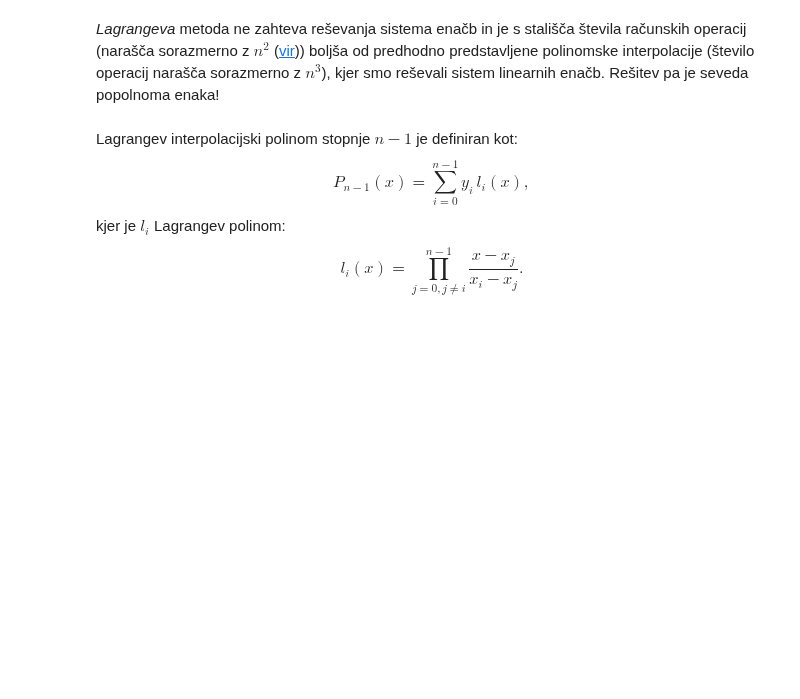
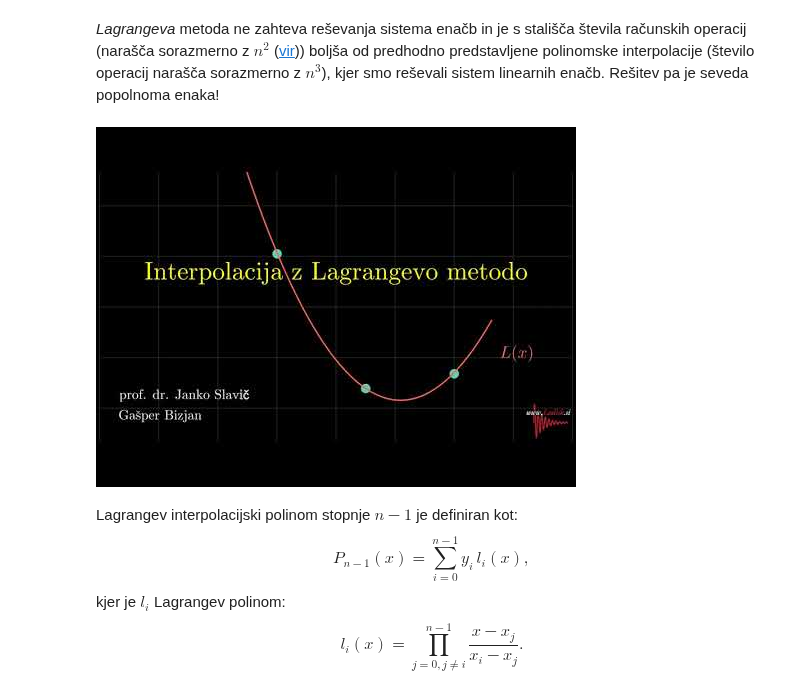
Before and after one commit to jankoslavic/pypinm, a Jupyter notebook: Predavanje 07 - Interpolacija.ipynb, the cells around one changed output. Drawn from its saved outputs; the diff is of its cells as text; code cells hidden in the pictures; blank space fills up the shorter version.

```diff
--- a/Predavanje 07 - Interpolacija.ipynb
+++ b/Predavanje 07 - Interpolacija.ipynb
@@ -140,6 +140,11 @@ np.linalg.cond(M)
 # Lagrangeva metoda
 # %% [markdown]
 *Lagrangeva* metoda ne zahteva reševanja sistema enačb in je s stališča števila računskih operacij (narašča sorazmerno z $n^2$ ([vir](http://www.ams.org/journals/mcom/1970-24-109/S0025-5718-1970-0258240-X/S0025-5718-1970-0258240-X.pdf))) boljša od predhodno predstavljene polinomske interpolacije (število operacij narašča sorazmerno z $n^3$), kjer smo reševali sistem linearnih enačb. Rešitev pa je seveda popolnoma enaka!
+# %%
+from IPython.display import YouTubeVideo
+YouTubeVideo('c_TbU8XBHsw', width=800, height=300)
+# %% [output]
+[figure, added]
 # %% [markdown]
 Lagrangev interpolacijski polinom stopnje $n-1$ je definiran kot:
 $$P_{n-1}(x)=\sum_{i=0}^{n-1}y_i\,l_i(x),$$
```
Also changed, not shown: parts of 1 cell of this notebook.
